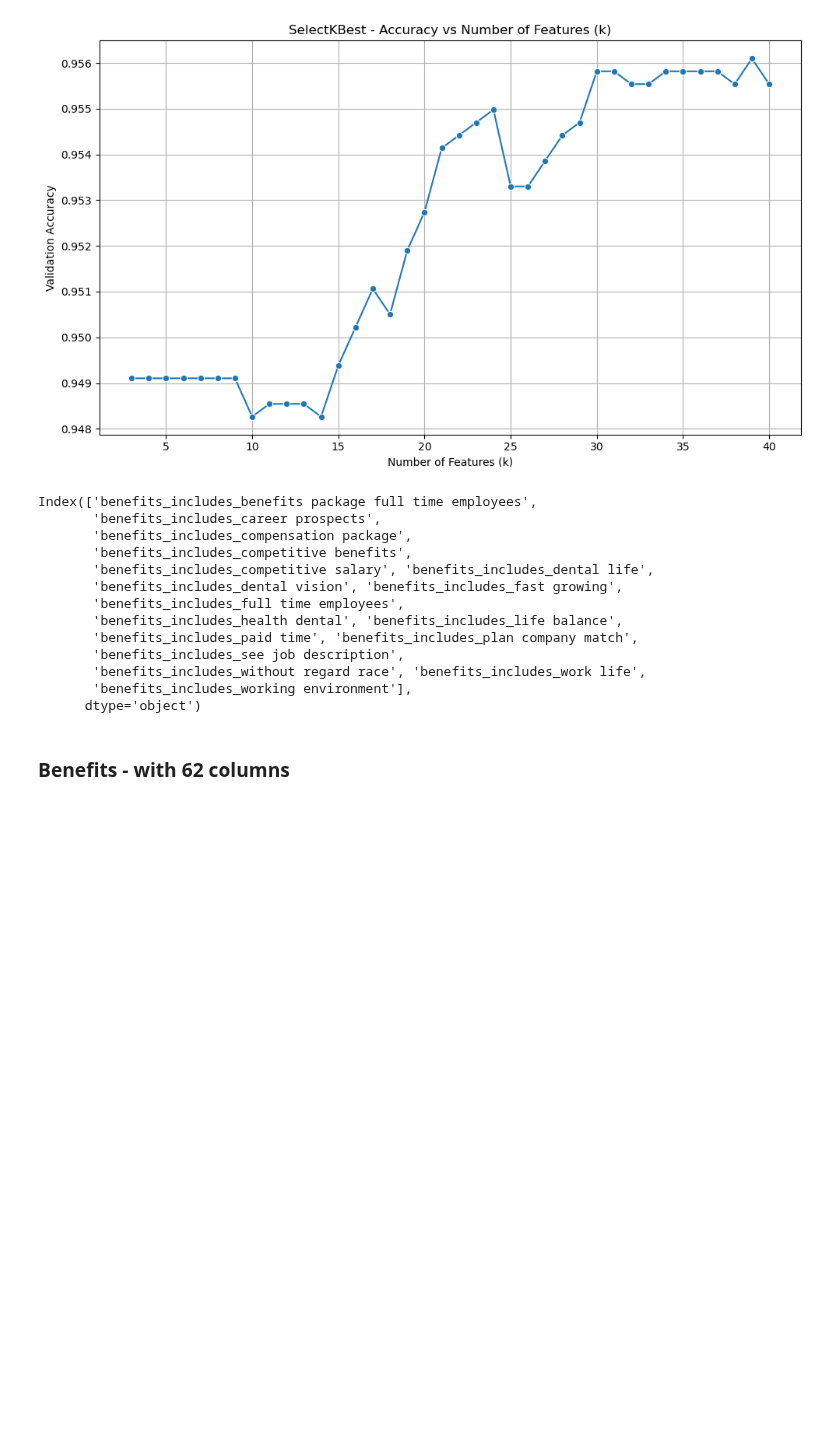
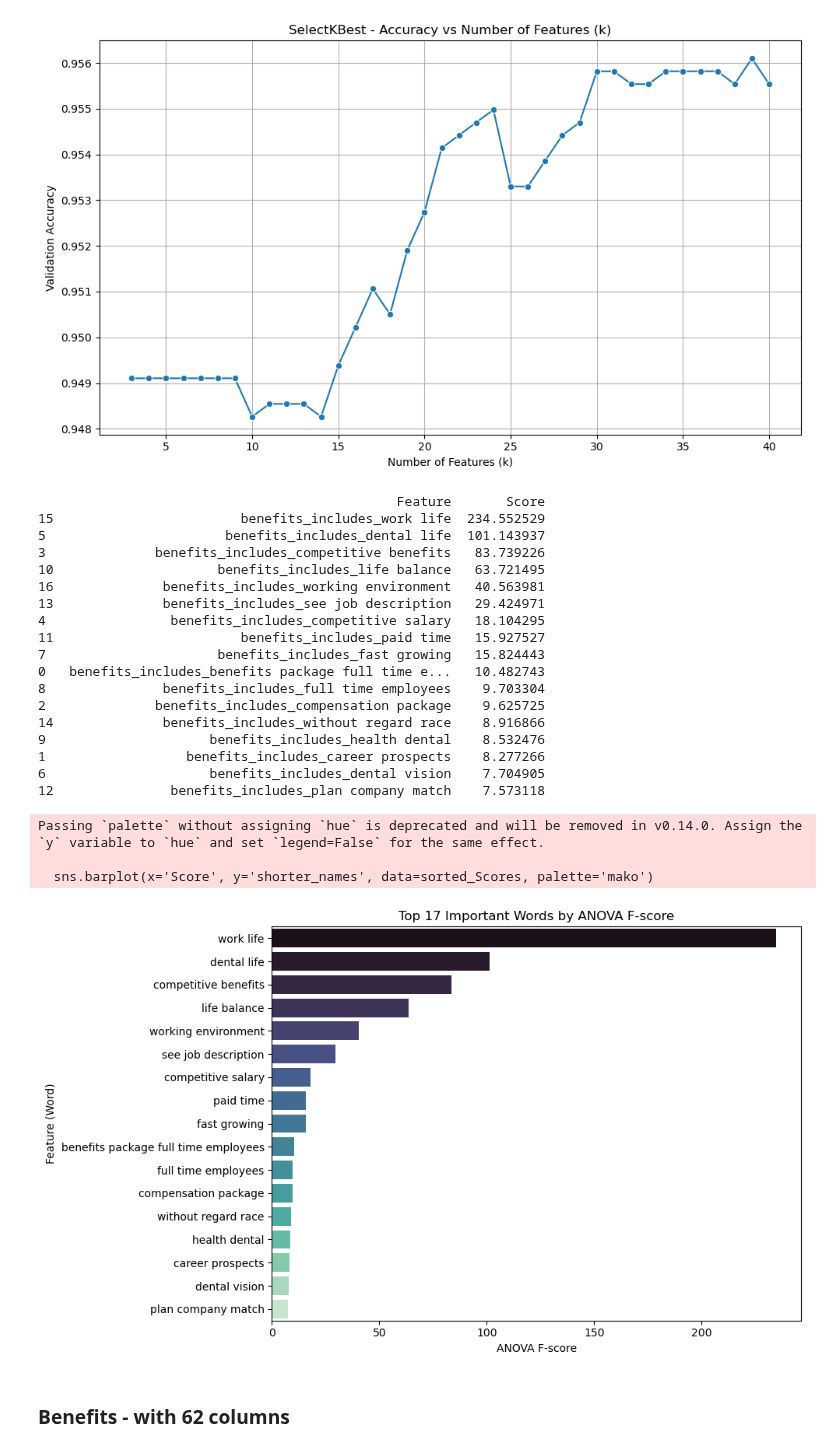
Before and after one commit to ecw70574/dsci2_final_project, a Jupyter notebook: TestingVectorization.ipynb, the cells around one changed output. Cells and saved outputs as stored; diff of their text form; code cells hidden in the pictures; blank space fills up the shorter version.

Commit message:
creating scores and barplot for word importance

```diff
--- a/TestingVectorization.ipynb
+++ b/TestingVectorization.ipynb
@@ -975,21 +975,60 @@ selected_cols = description_feature_names[selected_mask]
 X_train_k = X_train[selected_cols]
 X_test_k = X_test[selected_cols]
 
-X_train_k.columns
+# getting their ranking by scores
+all_scores = selector.scores_
+
+selected_scores = all_scores[selected_mask]
+
+# X_train_k.columns
+
+# creating a dataframe with the top selected columns and their scores
+
+sorted_Scores = pd.DataFrame({
+    'Feature': selected_cols,
+    'Score': selected_scores
+}).sort_values(by = "Score", ascending=False)
+
+print(sorted_Scores)
 # %% [output]
-Index(['benefits_includes_benefits package full time employees',
-       'benefits_includes_career prospects',
-       'benefits_includes_compensation package',
-       'benefits_includes_competitive benefits',
-       'benefits_includes_competitive salary', 'benefits_includes_dental life',
-       'benefits_includes_dental vision', 'benefits_includes_fast growing',
-       'benefits_includes_full time employees',
-       'benefits_includes_health dental', 'benefits_includes_life balance',
-       'benefits_includes_paid time', 'benefits_includes_plan company match',
-       'benefits_includes_see job description',
-       'benefits_includes_without regard race', 'benefits_includes_work life',
-       'benefits_includes_working environment'],
-      dtype='object')
+                                              Feature       Score
+15                        benefits_includes_work life  234.552529
+5                       benefits_includes_dental life  101.143937
+3              benefits_includes_competitive benefits   83.739226
+10                     benefits_includes_life balance   63.721495
+16              benefits_includes_working environment   40.563981
+13              benefits_includes_see job description   29.424971
+4                benefits_includes_competitive salary   18.104295
+11                        benefits_includes_paid time   15.927527
+7                      benefits_includes_fast growing   15.824443
+0   benefits_includes_benefits package full time e...   10.482743
+8               benefits_includes_full time employees    9.703304
+2              benefits_includes_compensation package    9.625725
+14              benefits_includes_without regard race    8.916866
+9                     benefits_includes_health dental    8.532476
+1                  benefits_includes_career prospects    8.277266
+6                     benefits_includes_dental vision    7.704905
+12               benefits_includes_plan company match    7.573118
+# %%
+# trimming the feature name for clean visualization
+sorted_Scores['shorter_names'] = sorted_Scores['Feature'].str.replace("benefits_includes_", "", regex= False)
+
+sorted_Scores = sorted_Scores.sort_values(by = 'Score', ascending=False)
+
+
+# barplot of the most important features
+plt.figure(figsize=(10,6))
+sns.barplot(x='Score', y='shorter_names', data=sorted_Scores, palette='mako')
+plt.title(f'Top {k} Important Words by ANOVA F-score')
+plt.xlabel('ANOVA F-score')
+plt.ylabel('Feature (Word)')
+plt.tight_layout()
+plt.show()
+# %% [output]
+Passing `palette` without assigning `hue` is deprecated and will be removed in v0.14.0. Assign the `y` variable to `hue` and set `legend=False` for the same effect.
+
+  sns.barplot(x='Score', y='shorter_names', data=sorted_Scores, palette='mako')
+[figure, added]
 # %% [markdown]
 ### Benefits - with 62 columns
 # %%
```
